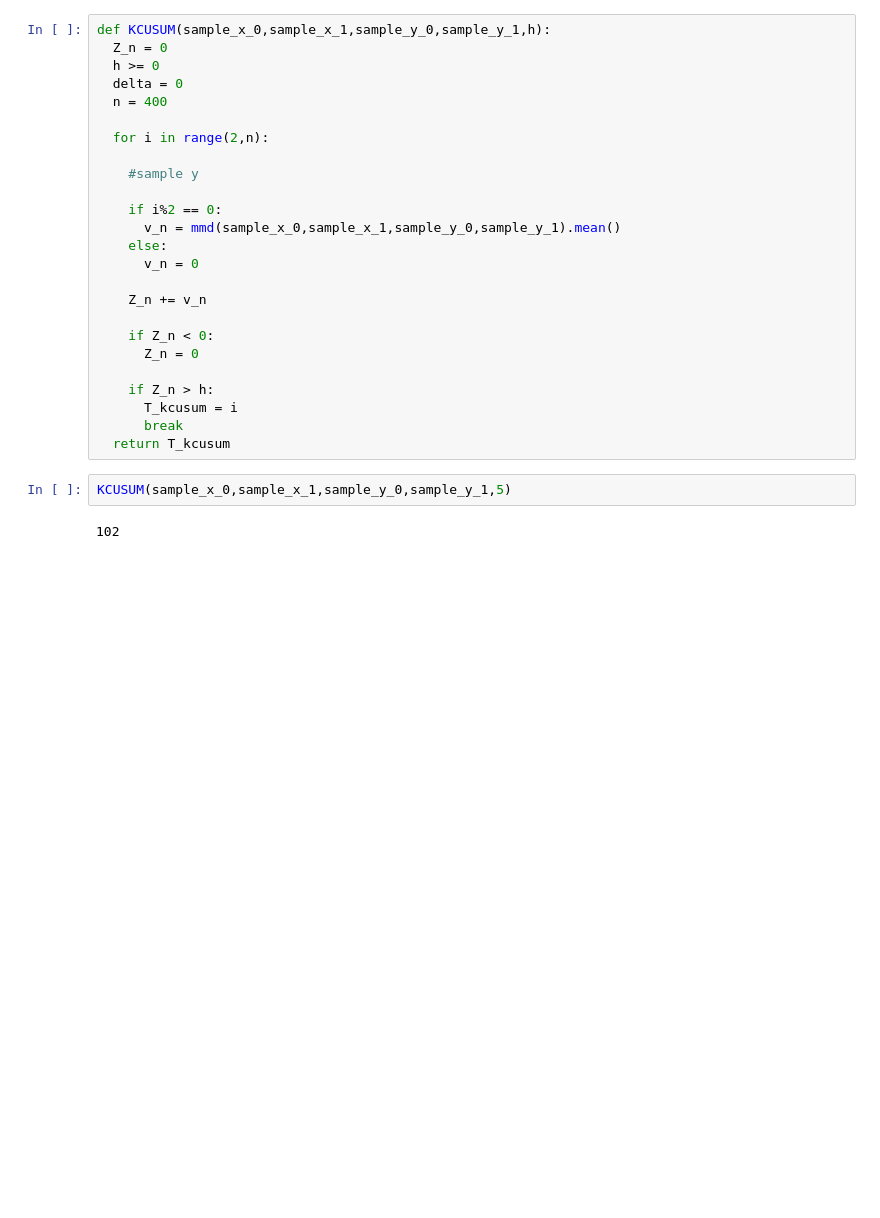
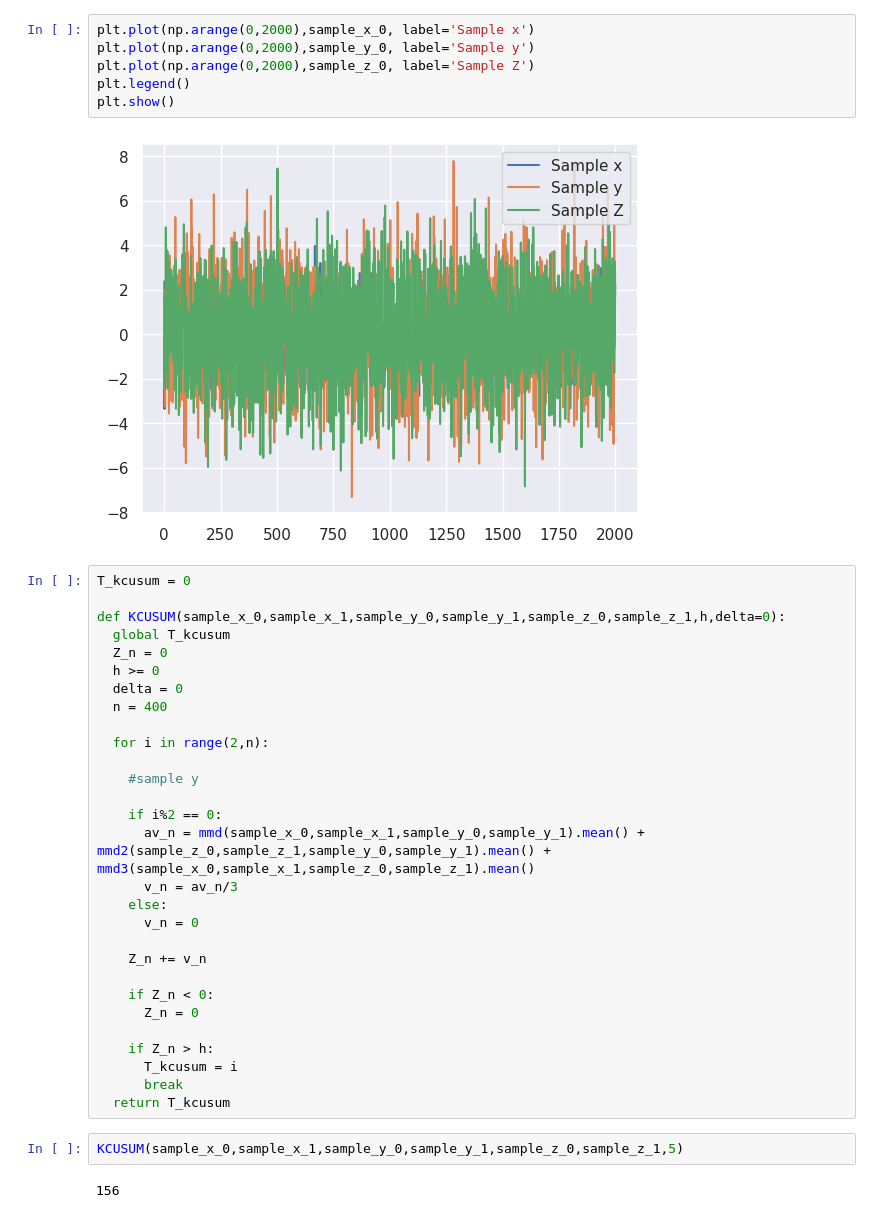
Before and after one commit to CODARcode/MDTrAnal, a Jupyter notebook: KCUSUM.ipynb, the cells around one changed output. Drawn from its saved outputs; the diff is of its cells as text; blank space fills up the shorter version.

```diff
--- a/KCUSUM.ipynb
+++ b/KCUSUM.ipynb
@@ -54,5 +89,16 @@ data.mean()
+# %%
+plt.plot(np.arange(0,2000),sample_x_0, label='Sample x')
+plt.plot(np.arange(0,2000),sample_y_0, label='Sample y')
+plt.plot(np.arange(0,2000),sample_z_0, label='Sample Z')
+plt.legend()
+plt.show()
+# %% [output]
+[figure, added]
 # %%
-def KCUSUM(sample_x_0,sample_x_1,sample_y_0,sample_y_1,h):
+T_kcusum = 0
+
+def KCUSUM(sample_x_0,sample_x_1,sample_y_0,sample_y_1,sample_z_0,sample_z_1,h,delta=0):
+  global T_kcusum
   Z_n = 0
   h >= 0
   delta = 0
@@ -63,7 +109,8 @@ def KCUSUM(sample_x_0,sample_x_1,sample_y_0,sample_y_1,h):
     #sample y
 
     if i%2 == 0:
-      v_n = mmd(sample_x_0,sample_x_1,sample_y_0,sample_y_1).mean()
+      av_n = mmd(sample_x_0,sample_x_1,sample_y_0,sample_y_1).mean() + mmd2(sample_z_0,sample_z_1,sample_y_0,sample_y_1).mean() + mmd3(sample_x_0,sample_x_1,sample_z_0,sample_z_1).mean()
+      v_n = av_n/3
     else:
       v_n = 0
 
@@ -77,6 +124,6 @@ def KCUSUM(sample_x_0,sample_x_1,sample_y_0,sample_y_1,h):
       break
   return T_kcusum
 # %%
-KCUSUM(sample_x_0,sample_x_1,sample_y_0,sample_y_1,5)
+KCUSUM(sample_x_0,sample_x_1,sample_y_0,sample_y_1,sample_z_0,sample_z_1,5)
 # %% [output]
-102
+156
```
Also changed, not shown: parts of 16 cells of this notebook.
